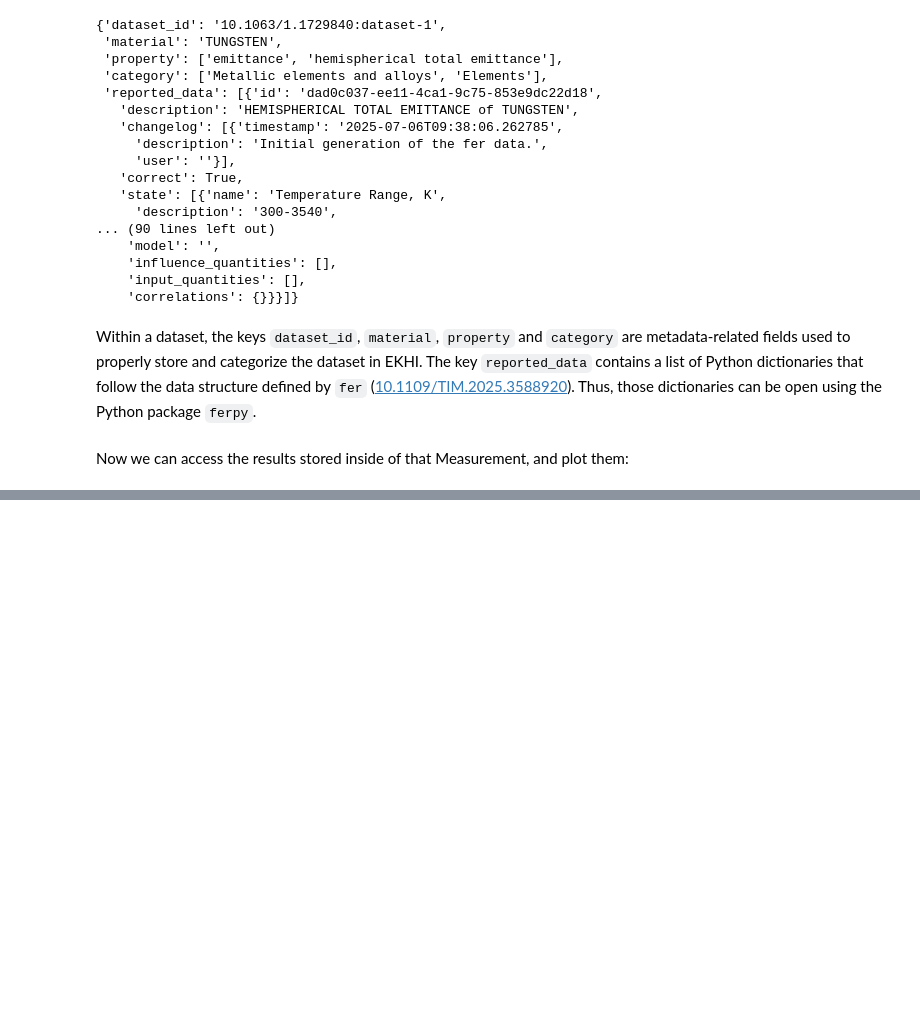
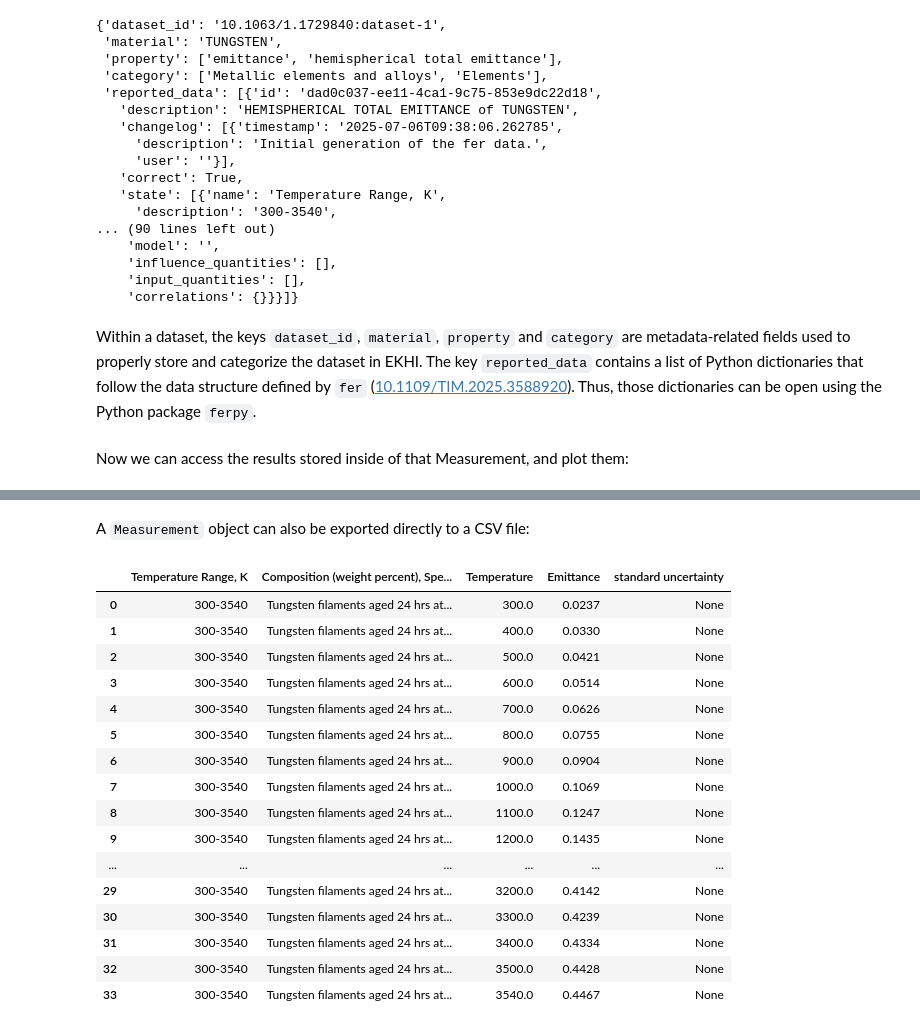
Before and after one commit to jongablop/ekhi-utils, a Jupyter notebook: notebooks/01_plot_quantity_values.ipynb, the cells around one changed output, grey strips where cells are left out. Cells and saved outputs as stored; diff of their text form; code cells hidden in the pictures; blank space fills up the shorter version.

Commit message:
Modify example.

```diff
--- a/notebooks/01_plot_quantity_values.ipynb
+++ b/notebooks/01_plot_quantity_values.ipynb
@@ -65,0 +74,22 @@ plt.show()
+# %% [markdown]
+A `Measurement` object can also be exported directly to a CSV file:
+# %%
+measurement_object.to_csv(filepath="../data/measurement_example.csv")
+# %% [output]
+|  | Temperature Range, K | Composition (weight percent), Spe... | Temperature | Emittance | standard uncertainty |
+| 0 | 300-3540 | Tungsten filaments aged 24 hrs at... | 300.0 | 0.0237 | None |
+| 1 | 300-3540 | Tungsten filaments aged 24 hrs at... | 400.0 | 0.0330 | None |
+| 2 | 300-3540 | Tungsten filaments aged 24 hrs at... | 500.0 | 0.0421 | None |
+| 3 | 300-3540 | Tungsten filaments aged 24 hrs at... | 600.0 | 0.0514 | None |
+| 4 | 300-3540 | Tungsten filaments aged 24 hrs at... | 700.0 | 0.0626 | None |
+| 5 | 300-3540 | Tungsten filaments aged 24 hrs at... | 800.0 | 0.0755 | None |
+| 6 | 300-3540 | Tungsten filaments aged 24 hrs at... | 900.0 | 0.0904 | None |
+| 7 | 300-3540 | Tungsten filaments aged 24 hrs at... | 1000.0 | 0.1069 | None |
+| 8 | 300-3540 | Tungsten filaments aged 24 hrs at... | 1100.0 | 0.1247 | None |
+| 9 | 300-3540 | Tungsten filaments aged 24 hrs at... | 1200.0 | 0.1435 | None |
+| ... | ... | ... | ... | ... | ... |
+| 29 | 300-3540 | Tungsten filaments aged 24 hrs at... | 3200.0 | 0.4142 | None |
+| 30 | 300-3540 | Tungsten filaments aged 24 hrs at... | 3300.0 | 0.4239 | None |
+| 31 | 300-3540 | Tungsten filaments aged 24 hrs at... | 3400.0 | 0.4334 | None |
+| 32 | 300-3540 | Tungsten filaments aged 24 hrs at... | 3500.0 | 0.4428 | None |
+| 33 | 300-3540 | Tungsten filaments aged 24 hrs at... | 3540.0 | 0.4467 | None |
```
Also changed, not shown: parts of 2 cells of this notebook, 1 other file.
